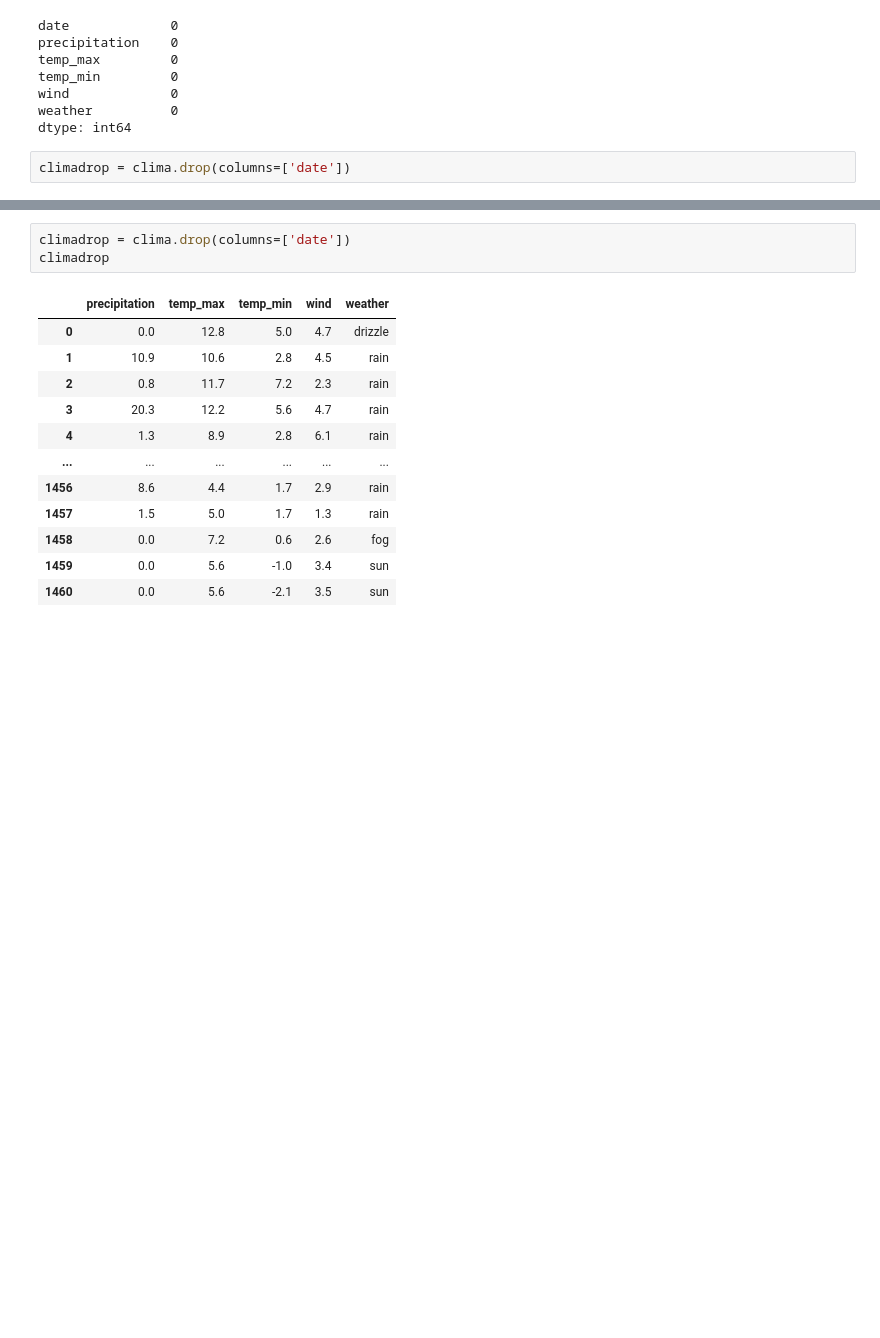
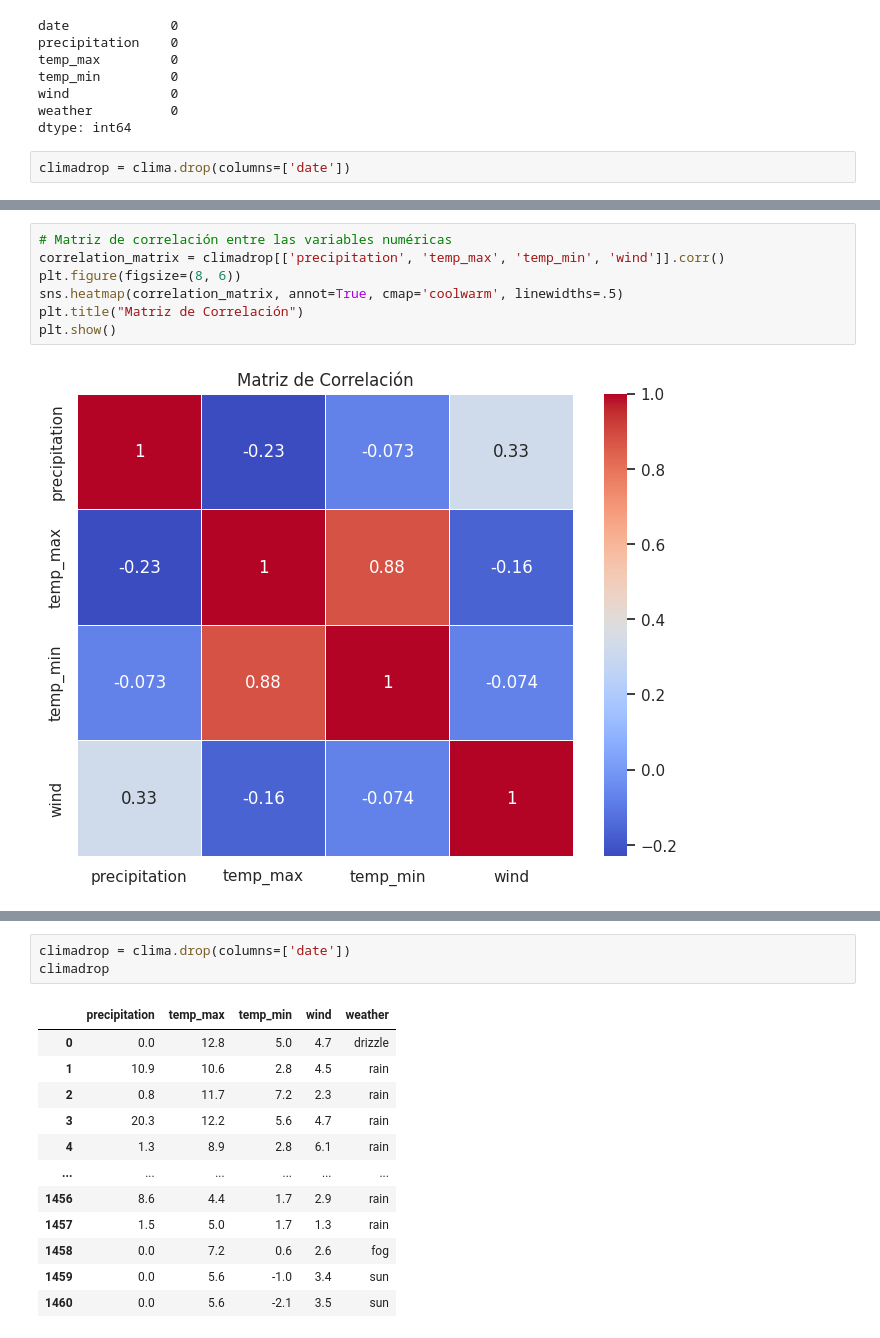
Before and after one commit to jnkrd27/ProyectoMachineLearn, a Jupyter notebook: Analisis_Exploratorio.ipynb, the cells around one changed output, grey strips where cells are left out. Drawn from its saved outputs; the diff is of its cells as text; blank space fills up the shorter version.

```diff
--- a/Analisis_Exploratorio.ipynb
+++ b/Analisis_Exploratorio.ipynb
@@ -52,0 +91,9 @@ sns.pairplot(climadrop, hue='weather', markers=['o', '>', '<', 'v','^'])
+# %%
+# Matriz de correlación entre las variables numéricas
+correlation_matrix = climadrop[['precipitation', 'temp_max', 'temp_min', 'wind']].corr()
+plt.figure(figsize=(8, 6))
+sns.heatmap(correlation_matrix, annot=True, cmap='coolwarm', linewidths=.5)
+plt.title("Matriz de Correlación")
+plt.show()
+# %% [output]
+[figure, added]
```
Also changed, not shown: parts of 7 cells of this notebook.
